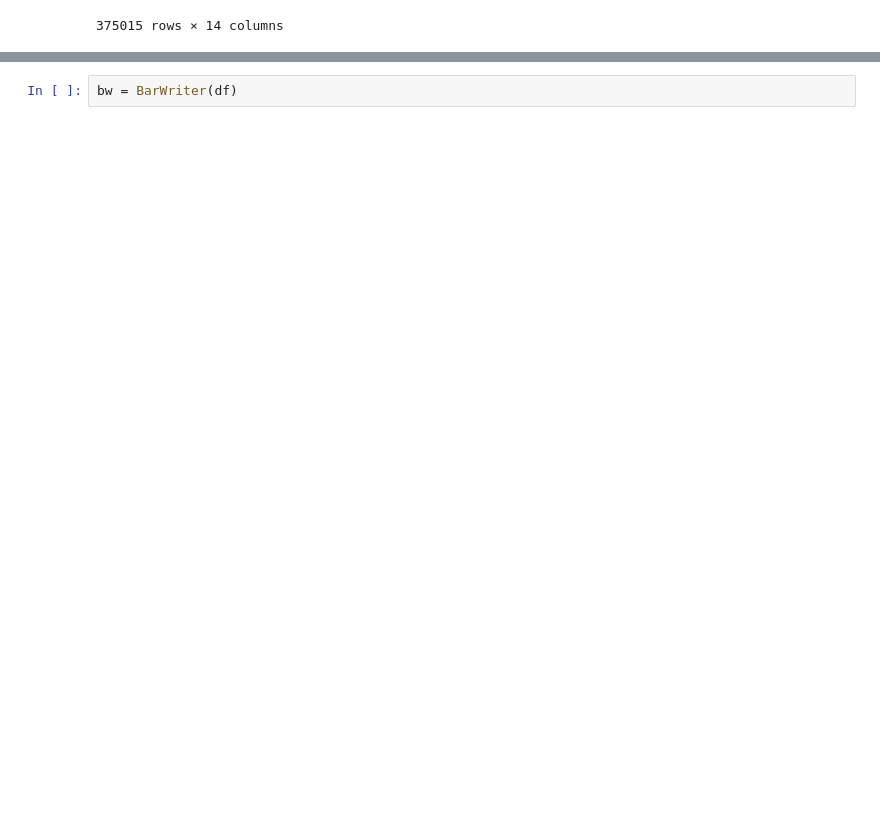
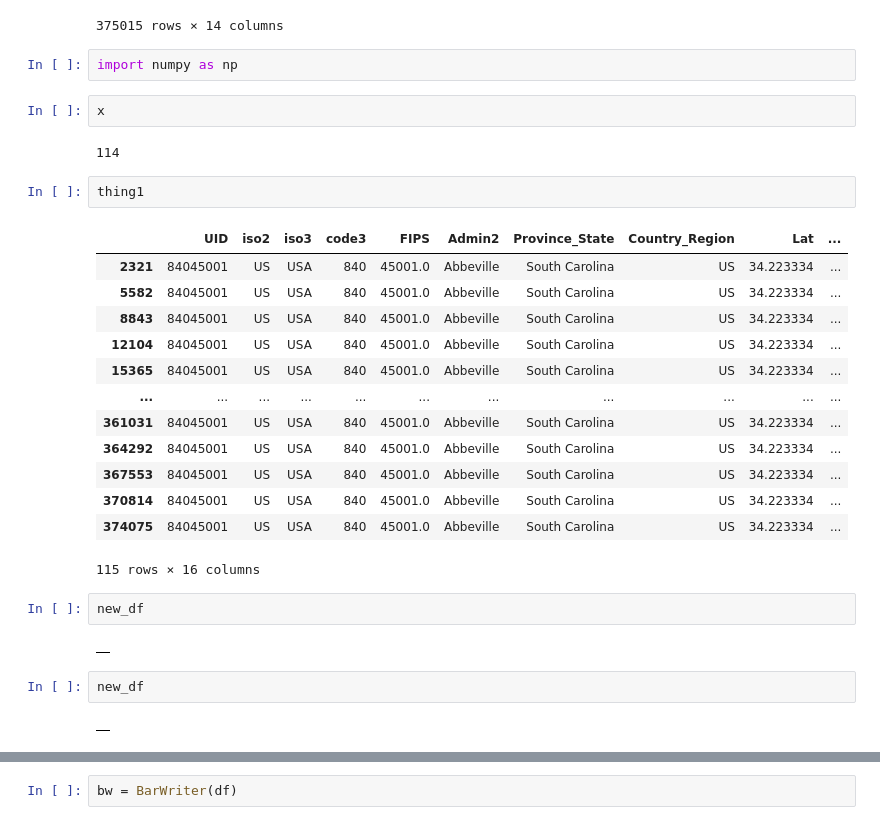
Before and after one commit to lewis-morris/progplot, a Jupyter notebook: Untitled.ipynb, the cells around one changed output, grey strips where cells are left out. Saved outputs shown, nothing was run; the diff lists cells and outputs as text; blank space fills up the shorter version.

```diff
--- a/Untitled.ipynb
+++ b/Untitled.ipynb
@@ -315,3 +315,33 @@ df
 | 375013 | 84070019 | US | USA | 840 | NaN | TriCounty | Utah | US | 40.124915 | ... |
 | 375014 | 84070020 | US | USA | 840 | NaN | Weber-Morgan | Utah | US | 41.271160 | ... |
 375015 rows × 14 columns
+# %%
+import numpy as np
+# %%
+x
+# %% [output]
+114
+# %%
+thing1
+# %% [output]
+|  | UID | iso2 | iso3 | code3 | FIPS | Admin2 | Province_State | Country_Region | Lat | ... |
+| 2321 | 84045001 | US | USA | 840 | 45001.0 | Abbeville | South Carolina | US | 34.223334 | ... |
+| 5582 | 84045001 | US | USA | 840 | 45001.0 | Abbeville | South Carolina | US | 34.223334 | ... |
+| 8843 | 84045001 | US | USA | 840 | 45001.0 | Abbeville | South Carolina | US | 34.223334 | ... |
+| 12104 | 84045001 | US | USA | 840 | 45001.0 | Abbeville | South Carolina | US | 34.223334 | ... |
+| 15365 | 84045001 | US | USA | 840 | 45001.0 | Abbeville | South Carolina | US | 34.223334 | ... |
+| ... | ... | ... | ... | ... | ... | ... | ... | ... | ... | ... |
+| 361031 | 84045001 | US | USA | 840 | 45001.0 | Abbeville | South Carolina | US | 34.223334 | ... |
+| 364292 | 84045001 | US | USA | 840 | 45001.0 | Abbeville | South Carolina | US | 34.223334 | ... |
+| 367553 | 84045001 | US | USA | 840 | 45001.0 | Abbeville | South Carolina | US | 34.223334 | ... |
+| 370814 | 84045001 | US | USA | 840 | 45001.0 | Abbeville | South Carolina | US | 34.223334 | ... |
+| 374075 | 84045001 | US | USA | 840 | 45001.0 | Abbeville | South Carolina | US | 34.223334 | ... |
+115 rows × 16 columns
+# %%
+new_df
+# %% [output]
+|  |
+# %%
+new_df
+# %% [output]
+|  |
```
Also changed, not shown: parts of 47 cells of this notebook, 4 other files.
